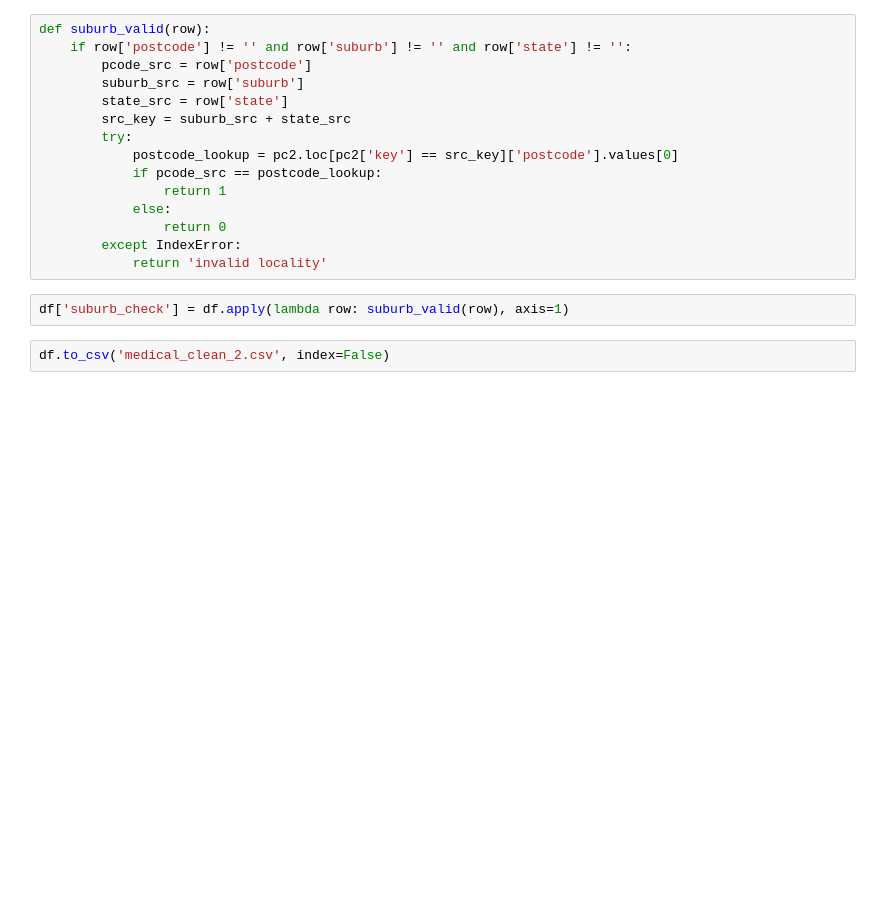
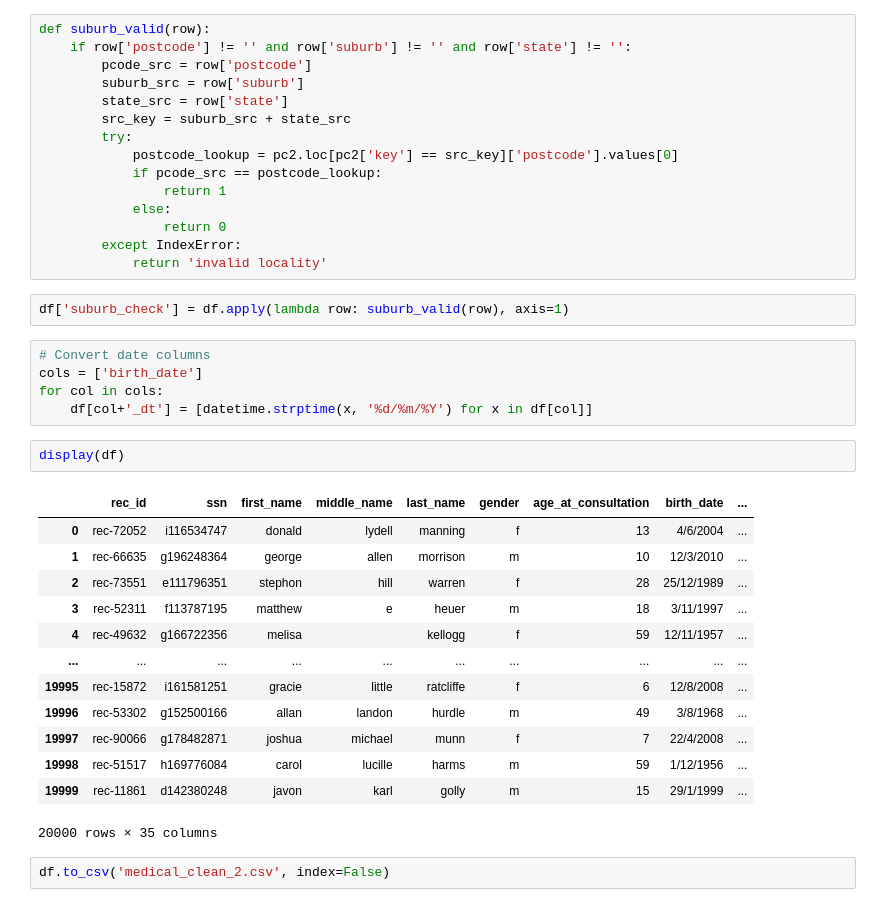
Before and after one commit to infinit3labs/8430-dw, a Jupyter notebook: medical/medical_clean.ipynb, the cells around one changed output. Drawn from its saved outputs; the diff is of its cells as text; blank space fills up the shorter version.

Commit message:
fix dates

```diff
--- a/medical/medical_clean.ipynb
+++ b/medical/medical_clean.ipynb
@@ -120,5 +120,26 @@ def suburb_valid(row):
             return 'invalid locality'
 # %%
 df['suburb_check'] = df.apply(lambda row: suburb_valid(row), axis=1)
+# %%
+# Convert date columns
+cols = ['birth_date']
+for col in cols:
+    df[col+'_dt'] = [datetime.strptime(x, '%d/%m/%Y') for x in df[col]]
+# %%
+display(df)
+# %% [output]
+|  | rec_id | ssn | first_name | middle_name | last_name | gender | age_at_consultation | birth_date | ... |
+| 0 | rec-72052 | i116534747 | donald | lydell | manning | f | 13 | 4/6/2004 | ... |
+| 1 | rec-66635 | g196248364 | george | allen | morrison | m | 10 | 12/3/2010 | ... |
+| 2 | rec-73551 | e111796351 | stephon | hill | warren | f | 28 | 25/12/1989 | ... |
+| 3 | rec-52311 | f113787195 | matthew | e | heuer | m | 18 | 3/11/1997 | ... |
+| 4 | rec-49632 | g166722356 | melisa |  | kellogg | f | 59 | 12/11/1957 | ... |
+| ... | ... | ... | ... | ... | ... | ... | ... | ... | ... |
+| 19995 | rec-15872 | i161581251 | gracie | little | ratcliffe | f | 6 | 12/8/2008 | ... |
+| 19996 | rec-53302 | g152500166 | allan | landon | hurdle | m | 49 | 3/8/1968 | ... |
+| 19997 | rec-90066 | g178482871 | joshua | michael | munn | f | 7 | 22/4/2008 | ... |
+| 19998 | rec-51517 | h169776084 | carol | lucille | harms | m | 59 | 1/12/1956 | ... |
+| 19999 | rec-11861 | d142380248 | javon | karl | golly | m | 15 | 29/1/1999 | ... |
+20000 rows × 35 columns
 # %%
 df.to_csv('medical_clean_2.csv', index=False)
```
Also changed, not shown: 4 other files.
